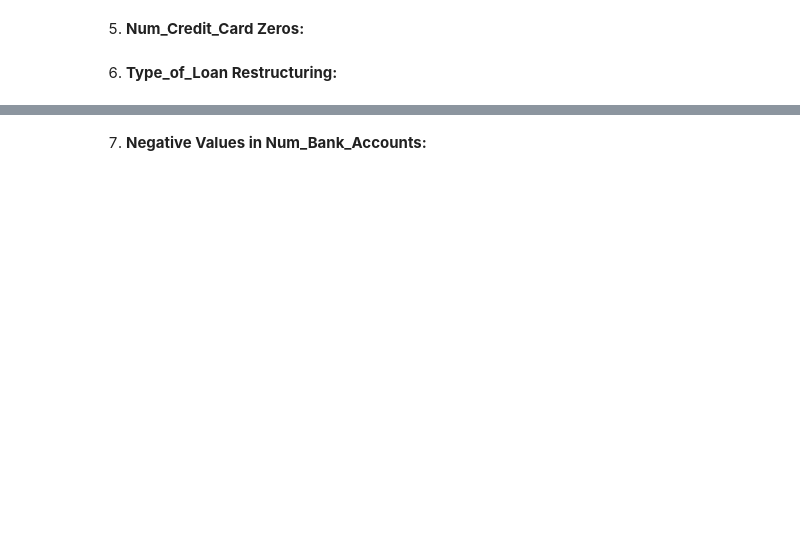
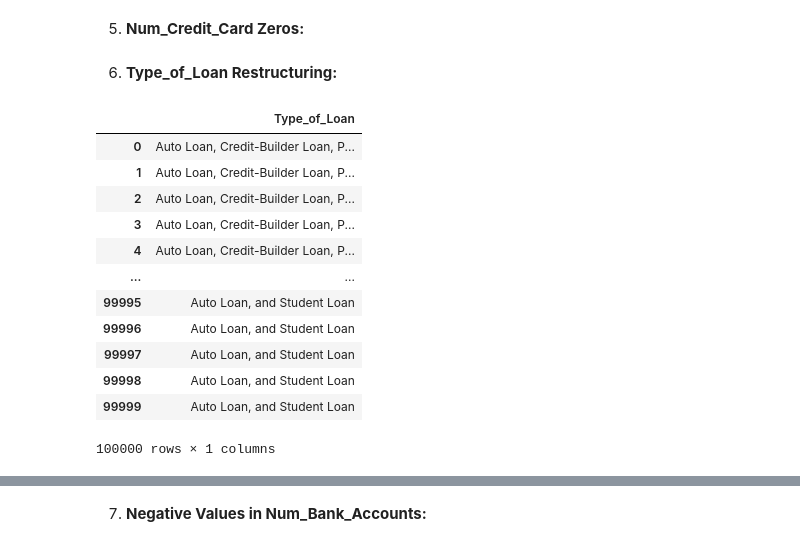
Before and after one commit to Naradon64/MLproject, a Jupyter notebook: data_cleaning.ipynb, the cells around one changed output, grey strips where cells are left out. Saved outputs shown, nothing was run; the diff lists cells and outputs as text; code cells hidden in the pictures; blank space fills up the shorter version.

```diff
--- a/data_cleaning.ipynb
+++ b/data_cleaning.ipynb
@@ -66,7 +84,9 @@ del df['Month']
 # %% [markdown]
 2. **Numeric Columns Incorrectly Typed as Categorical:**
 # %%
-N_to_fix = ['Age', 'Annual_Income', 'Num_of_Loan', 'Num_of_Delayed_Payment', 'Changed_Credit_Limit', 'Amount_invested_monthly', 'Outstanding_Debt' , 'Monthly_Balance']
+N_to_fix = ['Age', 'Annual_Income', 'Num_of_Loan', 'Num_of_Delayed_Payment'
+            , 'Changed_Credit_Limit', 'Amount_invested_monthly'
+            , 'Outstanding_Debt' , 'Monthly_Balance']
 
 def fix_nums(num):
     try :
@@ -101,4 +122,20 @@ df.shape
 df['Num_Credit_Card'].replace(0,1,inplace=True)
 # %% [markdown]
 6. **Type_of_Loan Restructuring:**
+# %%
+df[['Type_of_Loan']]
+# %% [output]
+|  | Type_of_Loan |
+| 0 | Auto Loan, Credit-Builder Loan, P... |
+| 1 | Auto Loan, Credit-Builder Loan, P... |
+| 2 | Auto Loan, Credit-Builder Loan, P... |
+| 3 | Auto Loan, Credit-Builder Loan, P... |
+| 4 | Auto Loan, Credit-Builder Loan, P... |
+| ... | ... |
+| 99995 | Auto Loan, and Student Loan |
+| 99996 | Auto Loan, and Student Loan |
+| 99997 | Auto Loan, and Student Loan |
+| 99998 | Auto Loan, and Student Loan |
+| 99999 | Auto Loan, and Student Loan |
+100000 rows × 1 columns
 # %%
```
Also changed, not shown: parts of 22 cells of this notebook, 2 other files.
